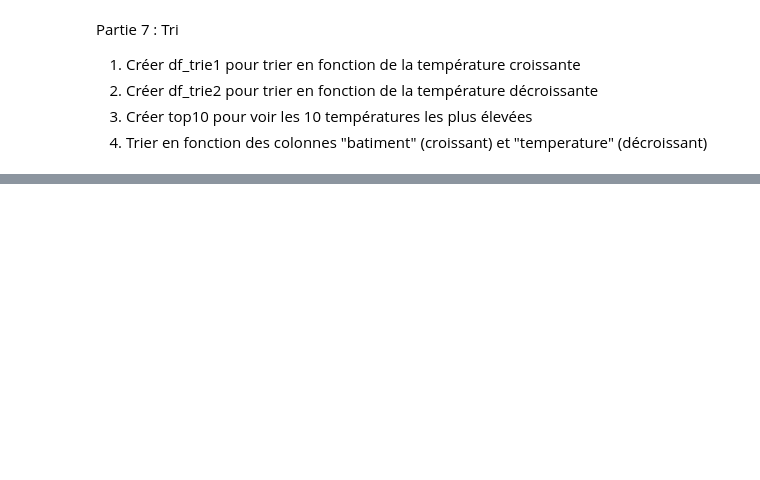
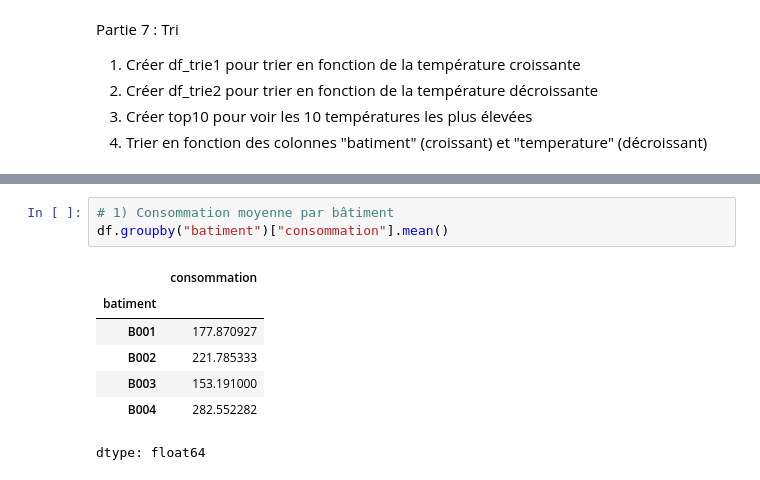
Before and after one commit to fatoufall737/atelier-pandas-iot, a Jupyter notebook: atelier_pandas_iot.ipynb, the cells around one changed output, grey strips where cells are left out. Cells and saved outputs as stored; diff of their text form; blank space fills up the shorter version.

```diff
--- a/atelier_pandas_iot.ipynb
+++ b/atelier_pandas_iot.ipynb
@@ -468,0 +479,11 @@ df_trie_multi.head(10)
+# %%
+# 1) Consommation moyenne par bâtiment
+df.groupby("batiment")["consommation"].mean()
+# %% [output]
+|  | consommation |
+| batiment |  |
+| B001 | 177.870927 |
+| B002 | 221.785333 |
+| B003 | 153.191000 |
+| B004 | 282.552282 |
+dtype: float64
```
Also changed, not shown: parts of 8 cells of this notebook.
